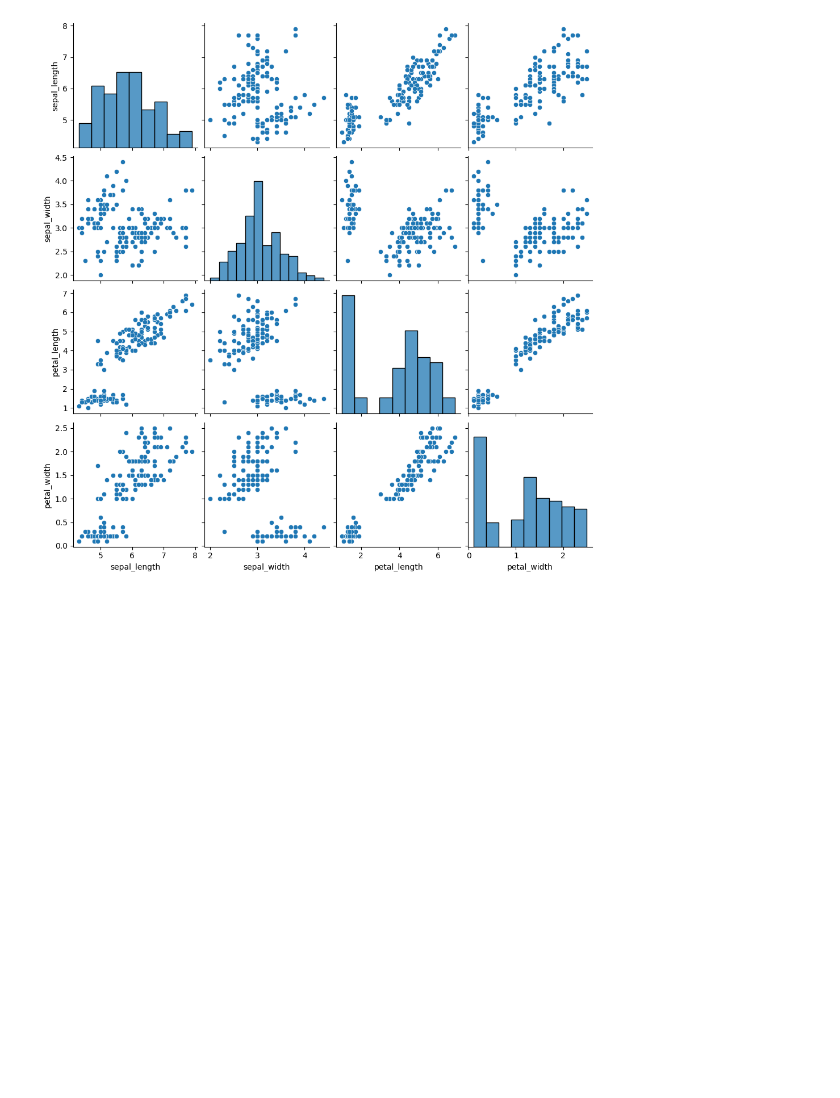
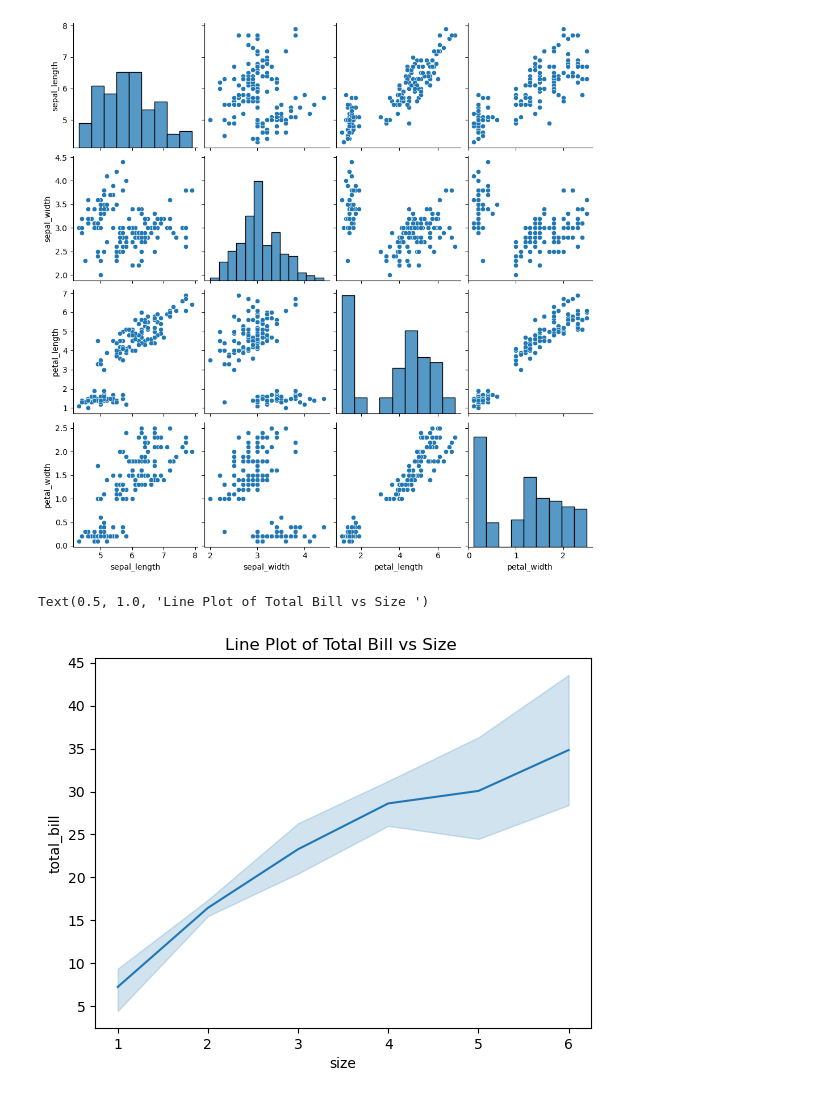
Before and after one commit to vipin0761/Data_Science, a Jupyter notebook: 3. basics of data science/9. seaborn.ipynb, the cells around one changed output. Cells and saved outputs as stored; diff of their text form; code cells hidden in the pictures; blank space fills up the shorter version.

```diff
--- a/3. basics of data science/9. seaborn.ipynb
+++ b/3. basics of data science/9. seaborn.ipynb
@@ -72,3 +50,10 @@ sns.pairplot(iris)
 # %% [output]
 <seaborn.axisgrid.PairGrid at 0x...>
 [figure]
+# %%
+# line plot
+sns.lineplot(data = tips , x = 'size' , y = 'total_bill')
+plt.title('Line Plot of Total Bill vs Size ')
+# %% [output]
+Text(0.5, 1.0, 'Line Plot of Total Bill vs Size ')
+[figure, added]
```
Also changed, not shown: parts of 13 cells of this notebook, 14 other files.
